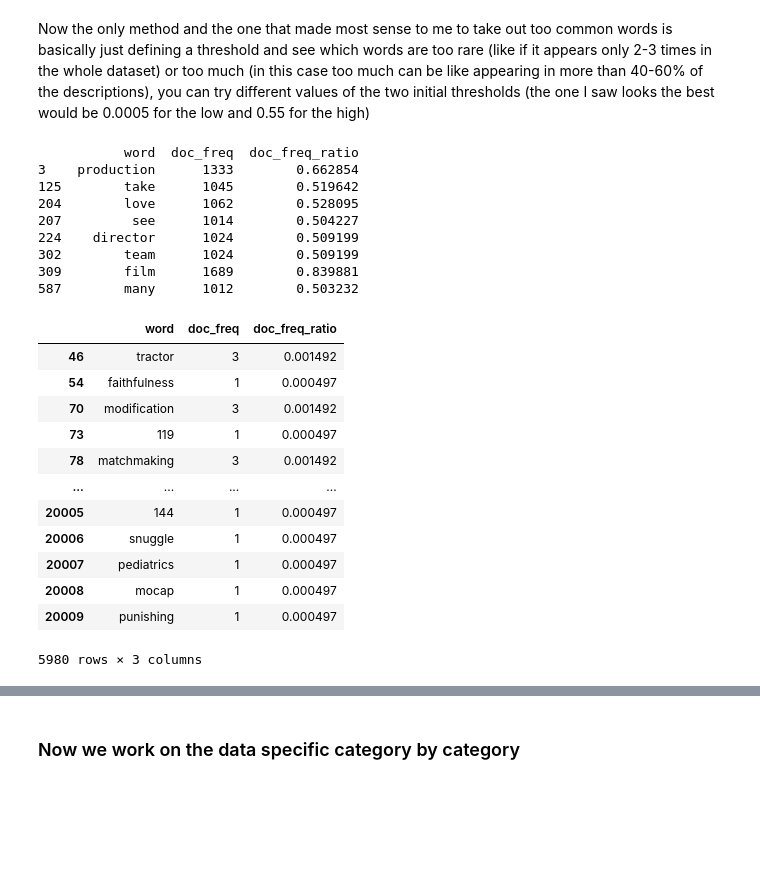
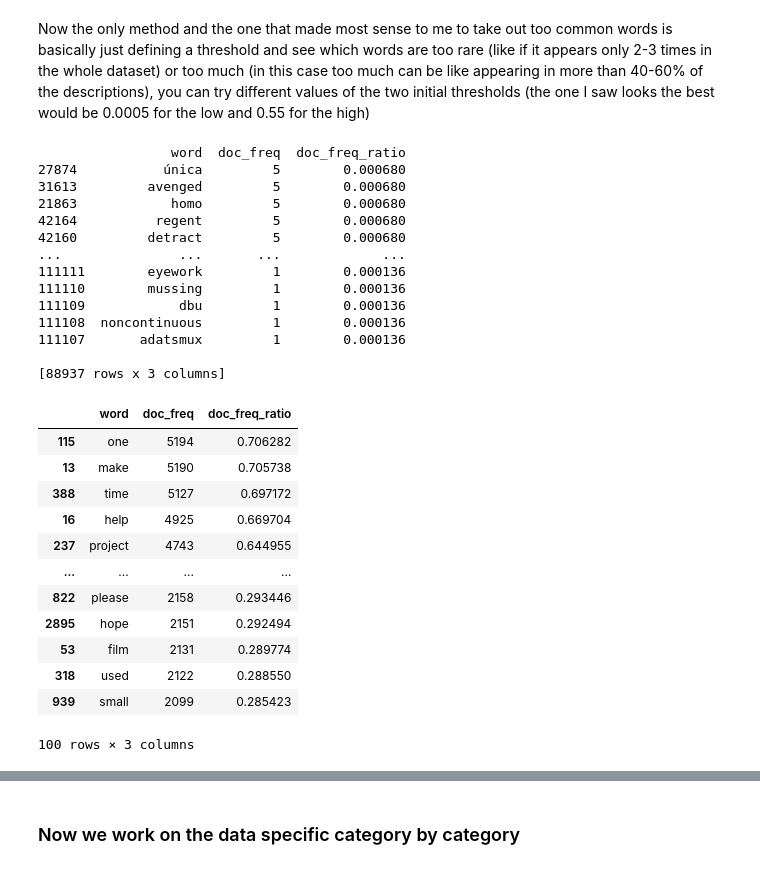
Before and after one commit to simomarra/WebScraping-From-Kickstarter-, a Jupyter notebook: Python Notebooks/Data_preparation_kickstarter.ipynb, the cells around one changed output, grey strips where cells are left out. Cells and saved outputs as stored; diff of their text form; code cells hidden in the pictures; blank space fills up the shorter version.

```diff
--- a/Python Notebooks/Data_preparation_kickstarter.ipynb
+++ b/Python Notebooks/Data_preparation_kickstarter.ipynb
@@ -159,41 +182,44 @@ df_table
 # %% [markdown]
 Now the only method and the one that made most sense to me to take out too common words is basically just defining a threshold and see which words are too rare (like if it appears only 2-3 times in the whole dataset) or too much (in this case too much can be like appearing in more than 40-60% of the descriptions), you can try different values of the two initial thresholds (the one I saw looks the best would be 0.0005 for the low and 0.55 for the high)
 # %%
-min_doc_count = 3
-max_doc_count = 5000
+min_doc_count = 5
 min_ratio = min_doc_count / N
-#max_ratio = max_doc_count / N
-#min_ratio = 0.0002
-max_ratio = 0.50
-vocab = set(
-    df_table[
-        (df_table['doc_freq_ratio'] > min_ratio) &
-        (df_table['doc_freq_ratio'] < max_ratio)
-    ]['word']
+top_n_words = 100
+
+
+top_words_preview = (
+    df_table
+    .sort_values('doc_freq_ratio', ascending=False)
+    .head(top_n_words)
 )
 
-print(df_table[df_table['doc_freq_ratio'] >= max_ratio])
-df_table[df_table['doc_freq_ratio'] <= min_ratio]
+print(df_table[df_table['doc_freq_ratio'] <= min_ratio])
+top_words_preview
 # %% [output]
-           word  doc_freq  doc_freq_ratio
-3    production      1333        0.662854
-125        take      1045        0.519642
-204        love      1062        0.528095
-207         see      1014        0.504227
-224    director      1024        0.509199
-302        team      1024        0.509199
-309        film      1689        0.839881
-587        many      1012        0.503232
+                 word  doc_freq  doc_freq_ratio
+27874           única         5        0.000680
+31613         avenged         5        0.000680
+21863            homo         5        0.000680
+42164          regent         5        0.000680
+42160         detract         5        0.000680
+...               ...       ...             ...
+111111        eyework         1        0.000136
+111110        mussing         1        0.000136
+111109            dbu         1        0.000136
+111108  noncontinuous         1        0.000136
+111107       adatsmux         1        0.000136
+
+[88937 rows x 3 columns]
 |  | word | doc_freq | doc_freq_ratio |
-| 46 | tractor | 3 | 0.001492 |
-| 54 | faithfulness | 1 | 0.000497 |
-| 70 | modification | 3 | 0.001492 |
-| 73 | 119 | 1 | 0.000497 |
-| 78 | matchmaking | 3 | 0.001492 |
+| 115 | one | 5194 | 0.706282 |
+| 13 | make | 5190 | 0.705738 |
+| 388 | time | 5127 | 0.697172 |
+| 16 | help | 4925 | 0.669704 |
+| 237 | project | 4743 | 0.644955 |
 | ... | ... | ... | ... |
-| 20005 | 144 | 1 | 0.000497 |
-| 20006 | snuggle | 1 | 0.000497 |
-| 20007 | pediatrics | 1 | 0.000497 |
-| 20008 | mocap | 1 | 0.000497 |
-| 20009 | punishing | 1 | 0.000497 |
+| 822 | please | 2158 | 0.293446 |
+| 2895 | hope | 2151 | 0.292494 |
+| 53 | film | 2131 | 0.289774 |
+| 318 | used | 2122 | 0.288550 |
+| 939 | small | 2099 | 0.285423 |
-5980 rows × 3 columns
+100 rows × 3 columns
```
Also changed, not shown: parts of 14 cells of this notebook.
